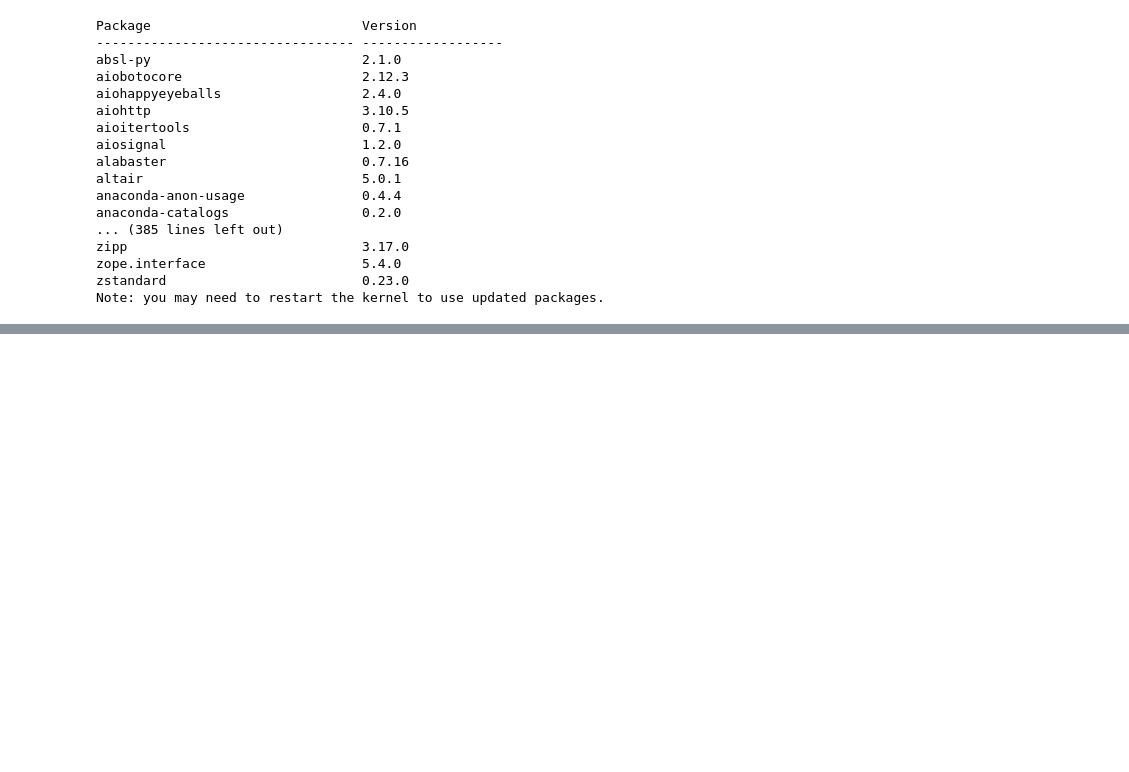
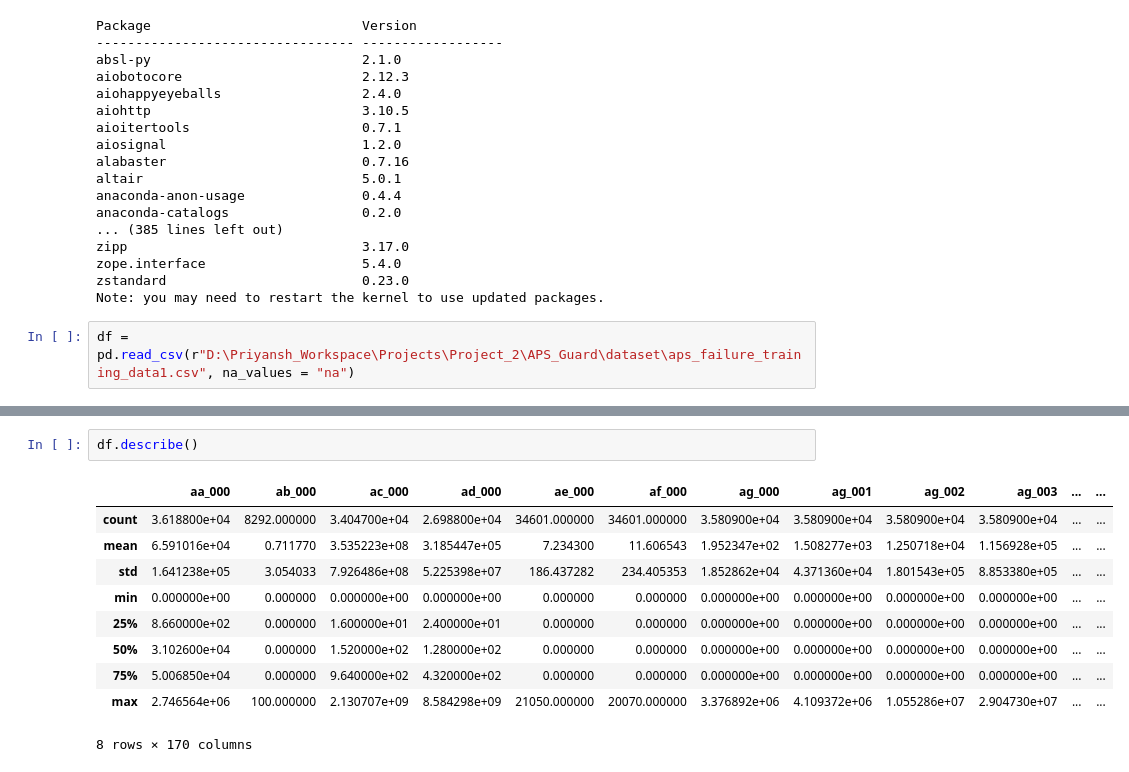
Before and after one commit to PriyanshPorwal999/APS_Guard, a Jupyter notebook: EDA.ipynb, the cells around one changed output, grey strips where cells are left out. Cells and saved outputs as stored; diff of their text form; blank space fills up the shorter version.

Commit message:
Dataset loaded

```diff
--- a/EDA.ipynb
+++ b/EDA.ipynb
@@ -145,3 +145,5 @@ zipp                              3.17.0
 zope.interface                    5.4.0
 zstandard                         0.23.0
 Note: you may need to restart the kernel to use updated packages.
+# %%
+df = pd.read_csv(r"D:\Priyansh_Workspace\Projects\Project_2\APS_Guard\dataset\aps_failure_training_data1.csv", na_values = "na")
@@ -147,0 +160,13 @@ Note: you may need to restart the kernel to use updated packages.
+# %%
+df.describe()
+# %% [output]
+|  | aa_000 | ab_000 | ac_000 | ad_000 | ae_000 | af_000 | ag_000 | ag_001 | ag_002 | ag_003 | ... | ... |
+| count | 3.618800e+04 | 8292.000000 | 3.404700e+04 | 2.698800e+04 | 34601.000000 | 34601.000000 | 3.580900e+04 | 3.580900e+04 | 3.580900e+04 | 3.580900e+04 | ... | ... |
+| mean | 6.591016e+04 | 0.711770 | 3.535223e+08 | 3.185447e+05 | 7.234300 | 11.606543 | 1.952347e+02 | 1.508277e+03 | 1.250718e+04 | 1.156928e+05 | ... | ... |
+| std | 1.641238e+05 | 3.054033 | 7.926486e+08 | 5.225398e+07 | 186.437282 | 234.405353 | 1.852862e+04 | 4.371360e+04 | 1.801543e+05 | 8.853380e+05 | ... | ... |
+| min | 0.000000e+00 | 0.000000 | 0.000000e+00 | 0.000000e+00 | 0.000000 | 0.000000 | 0.000000e+00 | 0.000000e+00 | 0.000000e+00 | 0.000000e+00 | ... | ... |
+| 25% | 8.660000e+02 | 0.000000 | 1.600000e+01 | 2.400000e+01 | 0.000000 | 0.000000 | 0.000000e+00 | 0.000000e+00 | 0.000000e+00 | 0.000000e+00 | ... | ... |
+| 50% | 3.102600e+04 | 0.000000 | 1.520000e+02 | 1.280000e+02 | 0.000000 | 0.000000 | 0.000000e+00 | 0.000000e+00 | 0.000000e+00 | 0.000000e+00 | ... | ... |
+| 75% | 5.006850e+04 | 0.000000 | 9.640000e+02 | 4.320000e+02 | 0.000000 | 0.000000 | 0.000000e+00 | 0.000000e+00 | 0.000000e+00 | 0.000000e+00 | ... | ... |
+| max | 2.746564e+06 | 100.000000 | 2.130707e+09 | 8.584298e+09 | 21050.000000 | 20070.000000 | 3.376892e+06 | 4.109372e+06 | 1.055286e+07 | 2.904730e+07 | ... | ... |
+8 rows × 170 columns
```
Also changed, not shown: parts of 4 cells of this notebook.
